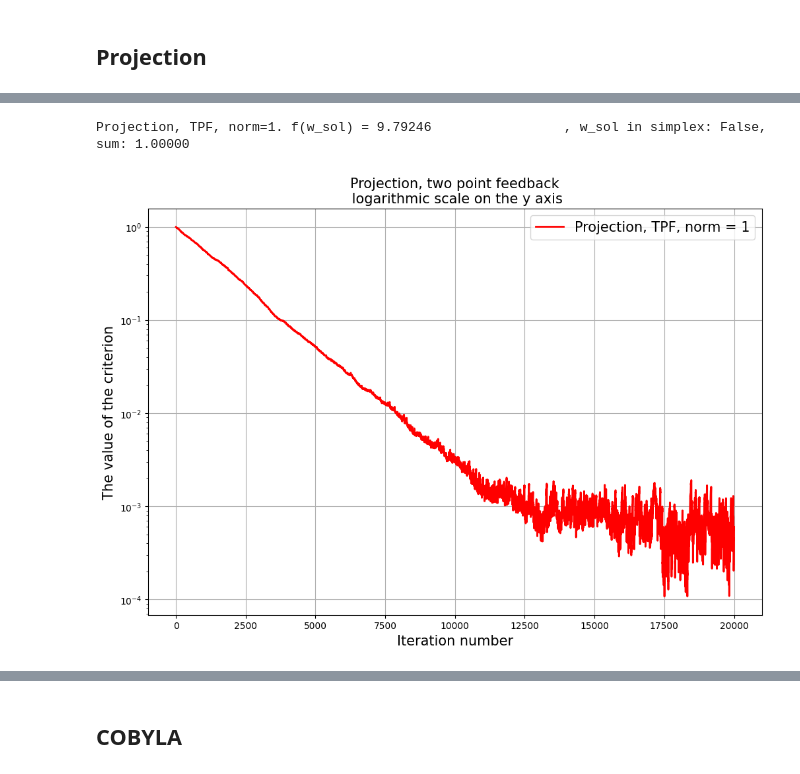
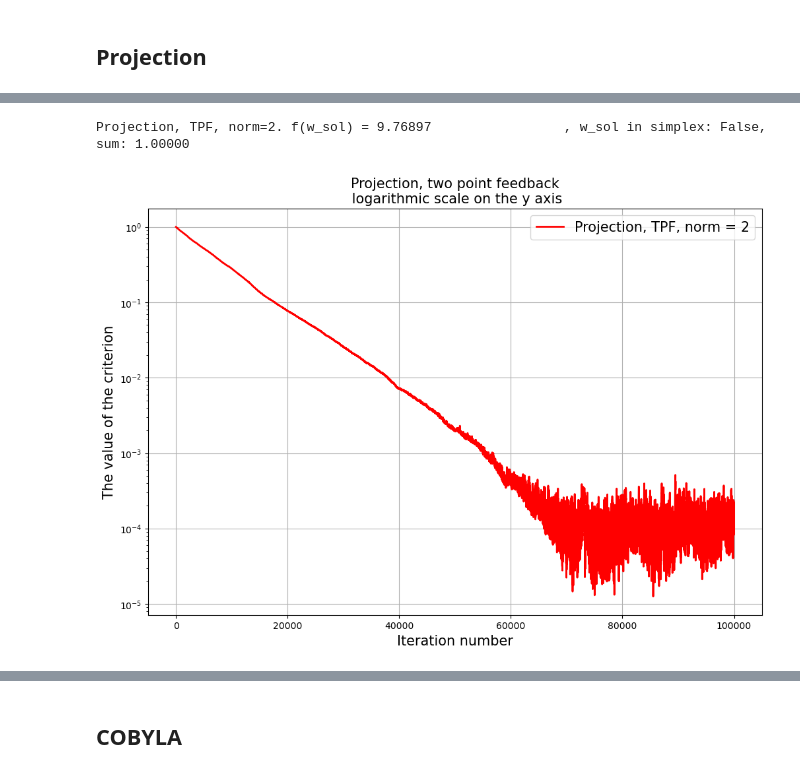
Before and after one commit to minashkinvladislav/Frank_Wolfe, a Jupyter notebook: article.ipynb, the cells around one changed output, grey strips where cells are left out. Saved outputs shown, nothing was run; the diff lists cells and outputs as text; code cells hidden in the pictures.

```diff
--- a/article.ipynb
+++ b/article.ipynb
@@ -114,18 +114,24 @@ MD, TPF norm=2. f(w_sol) = 9.77907                 , w_sol in simplex: True, sum
 reload(optimizers)
 
 def fw_step(k, func, nabla_f, x_curr, args):
-    return 2 / (k + 2)
+    return 1. / (10 * args['L'])
+
+def momentum_fw(k, f, nabla_f, x_k, args):
+    return k / (k+1)
+
+args['momentum_k'] = momentum_fw
 
 title = "MBFW, two point feedback"
 label = 'MBFW, TPF,'
 
 args['gamma'] = lambda k: 1 / np.sqrt(k)
-args['max_steps'] = 10 ** 4
+args['max_steps'] = 10 ** 5
 args['proj'] = False
-args['norms'] = [2]
 
-optimizer = optimizers.MBFWOptimizer(f, optimizers.get_grad_tpf_v3, x_0 = w_0, step = fw_step, args = args)
+optimizer = optimizers.MBFWOptimizer(f, optimizers.get_grad_tpf_jaguar,
+                                     x_0 = w_0, step = fw_step, args = args)
 
-iterations_mbfw_tpf, errors_mbfw_tpf, labels_mbfw_tpf, _ = graph(args, optimizer, R_0, label, title)
+iterations_mbfw_tpf, errors_mbfw_tpf, labels_mbfw_tpf, _ = graph(args, optimizer,
+                                                                 R_0, label, title)
 # %% [output]
 [interactive output not drawn]
@@ -137,18 +143,19 @@ MBFW, TPF, norm=2. f(w_sol) = 29.95909                 , w_sol in simplex: False
 reload(optimizers)
 
 def fw_step(k, func, nabla_f, x_curr, args):
-    return 2 / (k + 2)
+    return 1 / (10 * args['L'])
 
 title = "FW, two point feedback"
 label = 'FW, TPF,'
 
 args['gamma'] = lambda k: 1e-1
-args['max_steps'] = 10 ** 4
+args['max_steps'] = 10 ** 5
 args['proj'] = False
-args['norms'] = [2]
 
-optimizer = optimizers.FWOptimizer(f, optimizers.get_grad_tpf_v3, x_0 = w_0, step = fw_step, args = args)
+optimizer = optimizers.FWOptimizer(f, optimizers.get_grad_tpf_jaguar,
+                                   x_0 = w_0, step = fw_step, args = args)
 
-iterations_fw_tpf, errors_fw_tpf, labels_fw_tpf, _ = graph(args, optimizer, R_0, label, title)
+iterations_fw_tpf, errors_fw_tpf, labels_fw_tpf, _ = graph(args, optimizer,
+                                                           R_0, label, title)
 # %% [output]
 [interactive output not drawn]
@@ -159,21 +166,22 @@ FW, TPF, norm=2. f(w_sol) = 135.49868                 , w_sol in simplex: False,
 # %%
 reload(optimizers)
 
 def const_gamma(k, func, nabla_f, x_curr, args):
-    return 1. / (100 * args['L'])
+    return 1. / (5000 * args['L'])
 
 title = "Projection, two point feedback"
 label = 'Projection, TPF,'
 
 args['gamma'] = lambda k: 1 / np.sqrt(k)
-args['max_steps'] = 2 * 10 ** 4
+args['max_steps'] = 10 ** 5
 args['proj'] = True
-args['norms'] = [1]
 
-optimizer = optimizers.GDOptimizer(f, optimizers.get_grad_tpf_v3, x_0 = w_0, step = const_gamma, args = args)
+optimizer = optimizers.GDOptimizer(f, optimizers.get_grad_tpf_jaguar,
+                                   x_0 = w_0, step = const_gamma, args = args)
 
-iterations_pr_tpf_v3, errors_pr_tpf_v3, labels_pr_tpf_v3, _ = graph(args, optimizer, R_0, label, title)
+iterations_pr_tpf, errors_pr_tpf, labels_pr_tpf, _ = graph(args, optimizer,
+                                                                    R_0, label, title)
 # %% [output]
 [interactive output not drawn]
-Projection, TPF, norm=1. f(w_sol) = 9.79246                 , w_sol in simplex: False, sum: 1.00000
+Projection, TPF, norm=2. f(w_sol) = 9.76897                 , w_sol in simplex: False, sum: 1.00000
-[figure, old version]
+[figure, new version]
```
Also changed, not shown: parts of 7 cells of this notebook, 1 other file.
